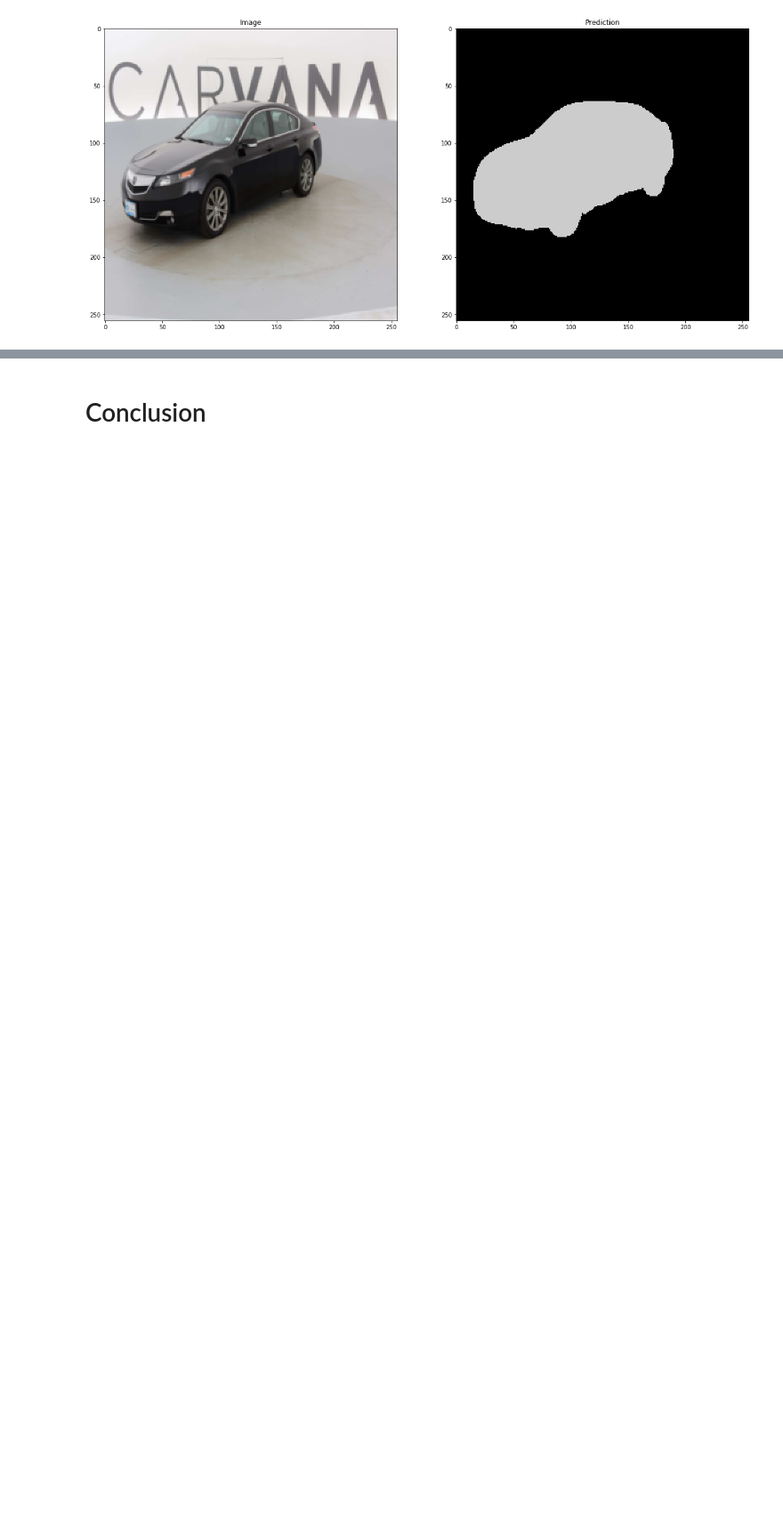
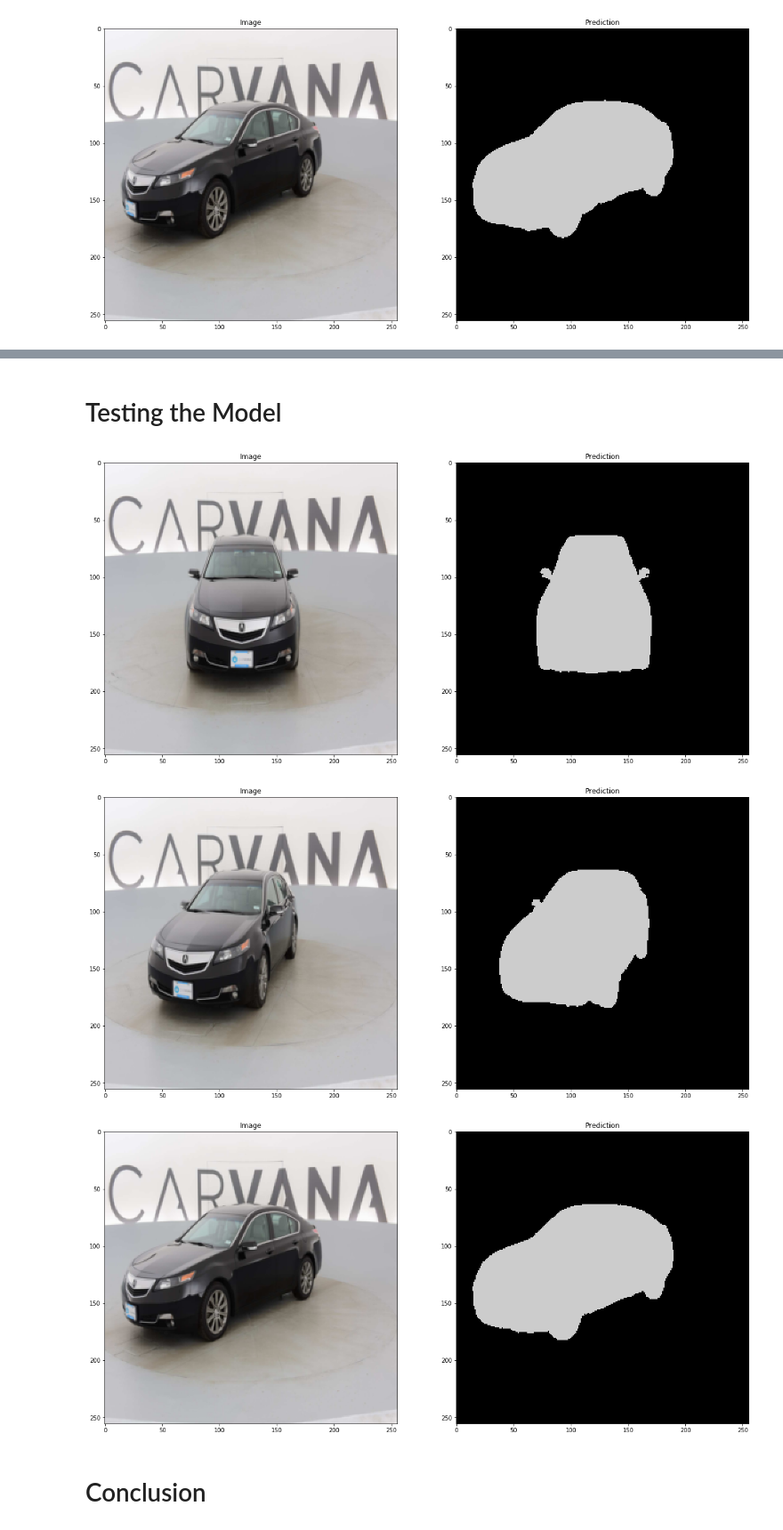
Before and after one commit to sixilli/Alec-Perro-Thinkful, a Jupyter notebook: Final_Capstone_Auto_Mask.ipynb, the cells around one changed output, grey strips where cells are left out. Shown at 89% size. Drawn from its saved outputs; the diff is of its cells as text; code cells hidden in the pictures; blank space fills up the shorter version.

```diff
--- a/Final_Capstone_Auto_Mask.ipynb
+++ b/Final_Capstone_Auto_Mask.ipynb
@@ -544,3 +665,11 @@ for i, (inputs, labels) in enumerate(iter(test_loader)):
+# %% [markdown]
+# Testing the Model
+# %%
+test_data_preview()
+# %% [output]
+[figure, added]
+[figure, added]
+[figure, added]
 # %% [markdown]
 # Conclusion
 # %% [markdown]
```
Also changed, not shown: parts of 20 cells of this notebook.
